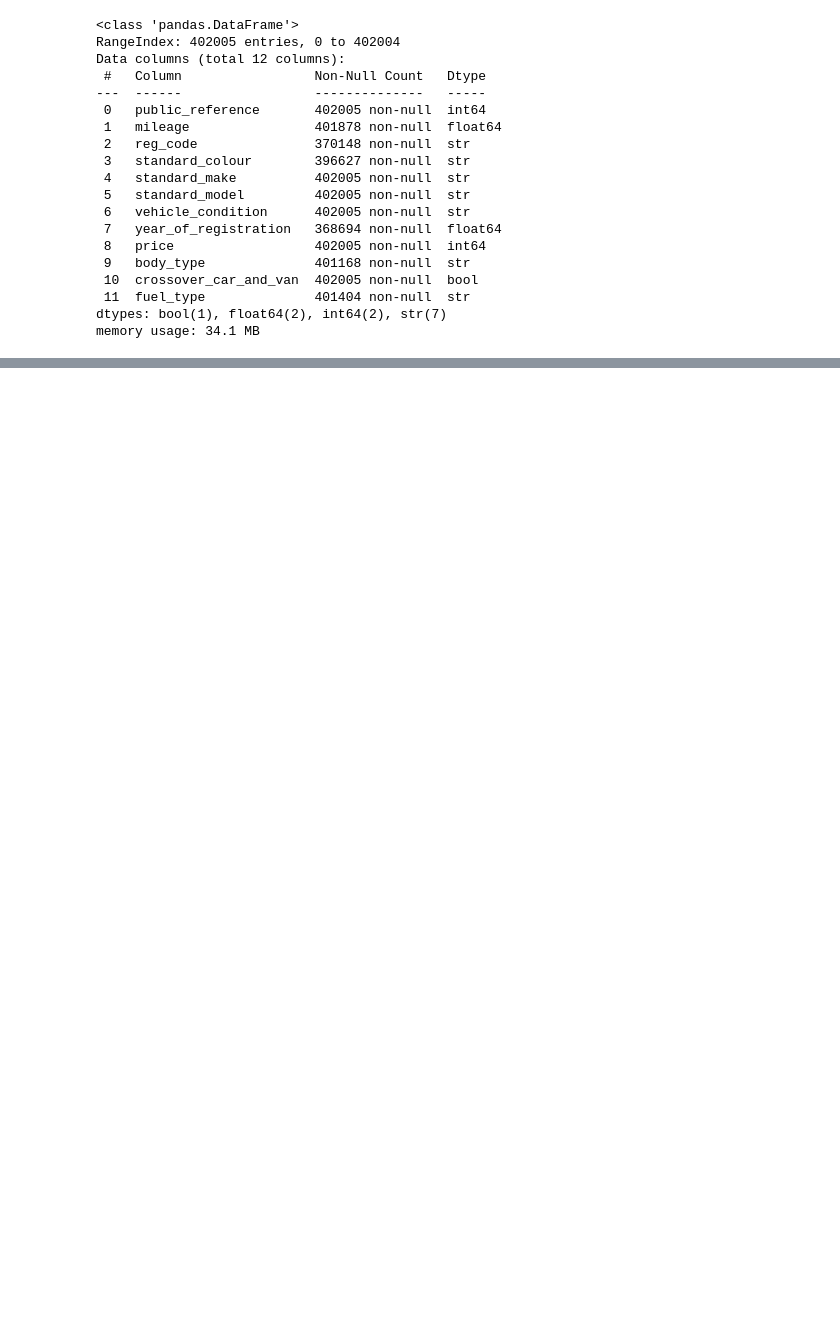
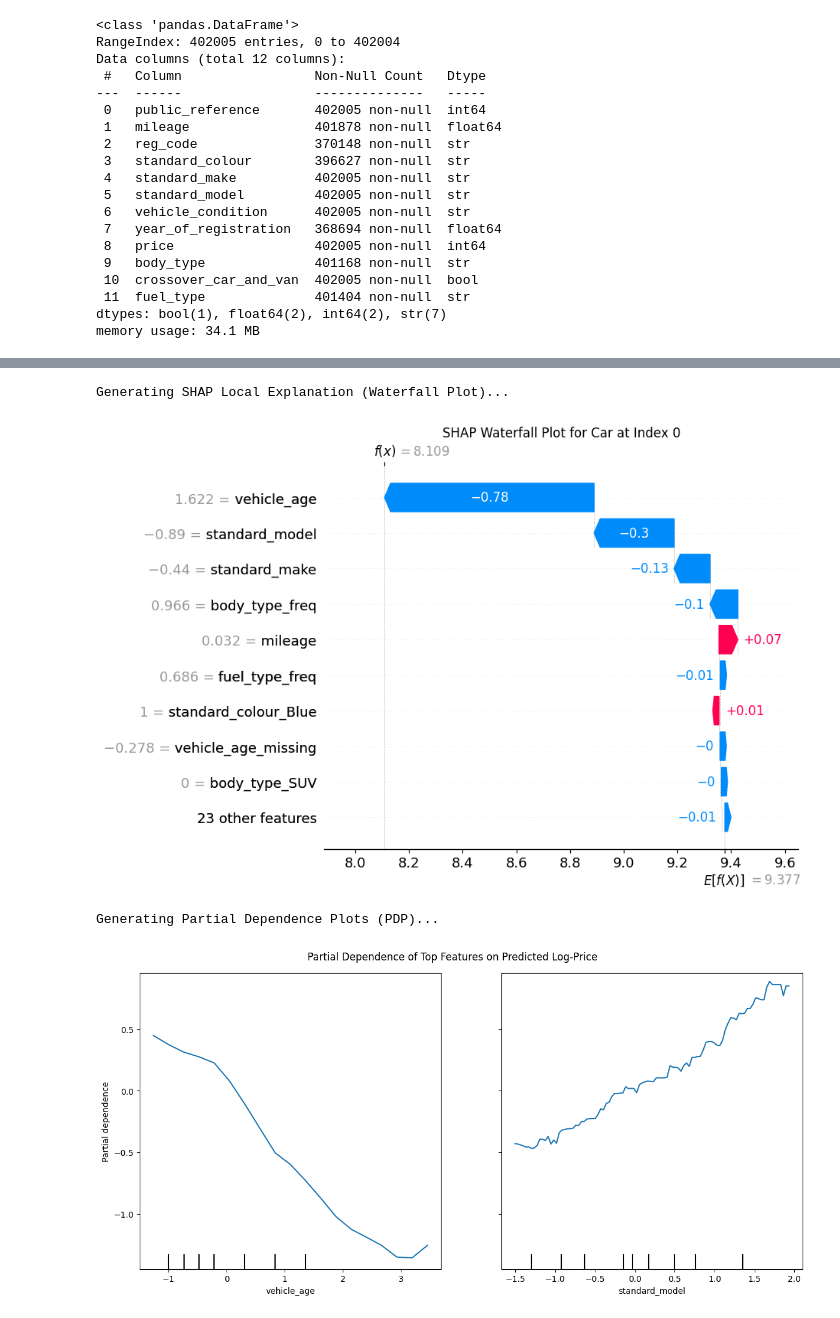
Before and after one commit to Ashwashhere/AdvancedMachineLearning_CarValuation, a Jupyter notebook: notebook.ipynb, the cells around one changed output, grey strips where cells are left out. Saved outputs shown, nothing was run; the diff lists cells and outputs as text; code cells hidden in the pictures; blank space fills up the shorter version.

```diff
--- a/notebook.ipynb
+++ b/notebook.ipynb
@@ -315,0 +526,50 @@ Common features selected by both (3):
+# %%
+# 6. SHAP/PDP Model Explanation
+
+# Define the model and data to explain
+model_to_explain = best_gb
+X_explain = X_val_sub
+
+# SHAP Local Explanation (Waterfall Plot)
+print("Generating SHAP Local Explanation (Waterfall Plot)...")
+
+# Initialise the SHAP explainer
+explainer = shap.TreeExplainer(model_to_explain)
+
+# Calculate SHAP values for the validation set (returns an Explanation object)
+explanation = explainer(X_explain)
+
+# Select a single observation to explain
+observation_index = 0
+
+# Generate the Waterfall Plot for this specific car
+plt.figure(figsize=(10, 6))
+plt.title(f"SHAP Waterfall Plot for Car at Index {observation_index}")
+shap.plots.waterfall(explanation[observation_index])
+plt.show()
+
+
+# Partial Dependence Plots (PDP)
+print("Generating Partial Dependence Plots (PDP)...")
+
+# Plot PDP for the top 2 most important features
+features_to_plot = ['vehicle_age', 'standard_model']
+
+# Generate the Partial Dependence Plots
+fig, ax = plt.subplots(figsize=(12, 6))
+display = PartialDependenceDisplay.from_estimator(
+    estimator=model_to_explain,
+    X=X_explain,
+    features=features_to_plot,
+    feature_names=X_explain.columns,
+    ax=ax,
+    n_jobs=-1
+)
+plt.suptitle("Partial Dependence of Top Features on Predicted Log-Price")
+plt.tight_layout()
+plt.show()
+# %% [output]
+Generating SHAP Local Explanation (Waterfall Plot)...
+[figure, added]
+Generating Partial Dependence Plots (PDP)...
+[figure, added]
```
Also changed, not shown: parts of 11 cells of this notebook.
